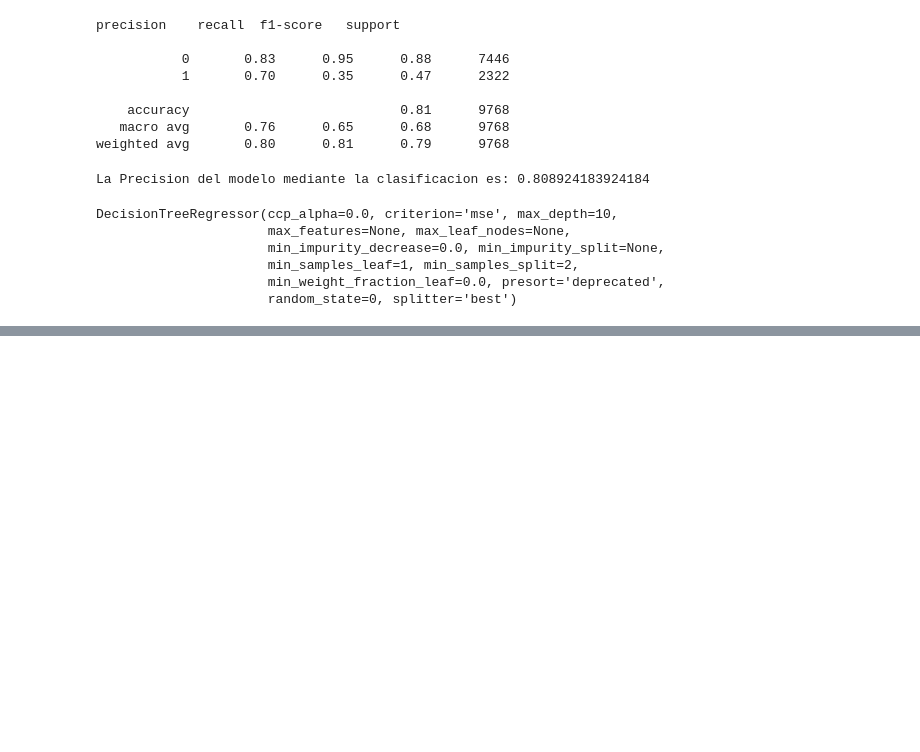
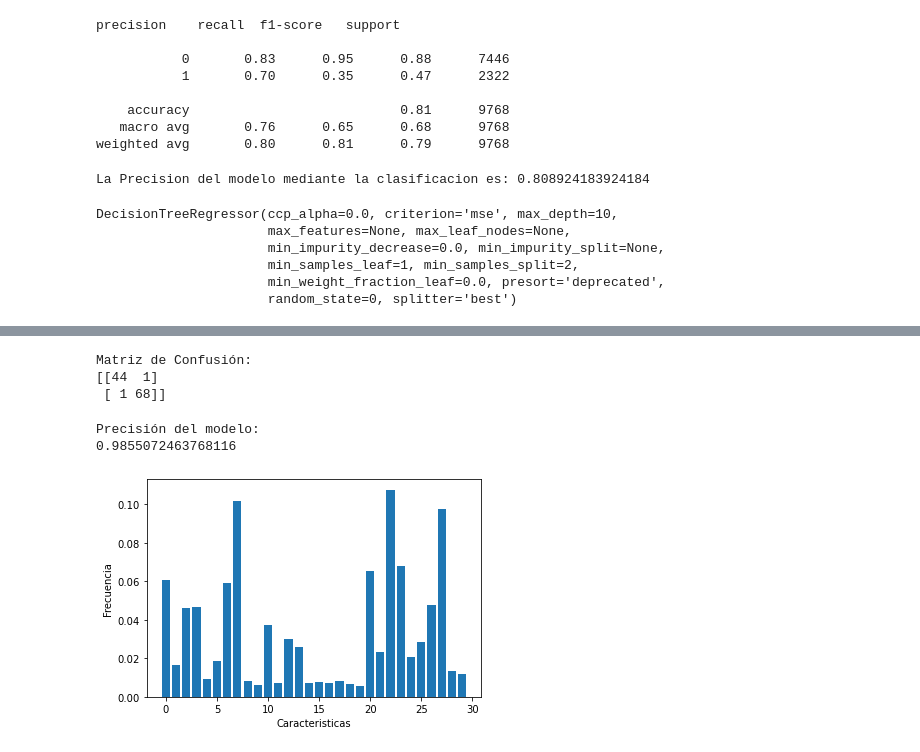
Before and after one commit to InteligenciaArtificialIIP/Arboles-y-Bosques-Aleatorios, a Jupyter notebook: Arboles y Bosques-Libreta Oficial.ipynb, the cells around one changed output, grey strips where cells are left out. Cells and saved outputs as stored; diff of their text form; code cells hidden in the pictures; blank space fills up the shorter version.

Commit message:
Se Agrego ejemplo de bosques aleatorios de clasificacion
Signed-off-by: Mayra Guevara <maystef1@hotmail.com>

```diff
--- a/Arboles y Bosques-Libreta Oficial.ipynb
+++ b/Arboles y Bosques-Libreta Oficial.ipynb
@@ -513,0 +586,3 @@ print("La presicion obtenida del modelo es:",regressor1.score(X_entrenamiento,y_
+# %%
+#Defino los datos correspondientes a las etiquetas
+y = dataset.target
@@ -513,0 +592,12 @@ print("La presicion obtenida del modelo es:",regressor1.score(X_entrenamiento,y_
+# %%
+#Separo los datos de "train" en entrenamiento y prueba para probar los algoritmos
+X_train, X_test, y_train, y_test = train_test_split(X, y, test_size=0.2)
+# %%
+#Defino el algoritmo a utilizar
+#Bosques Aleatorios
+#Entropy ganancia de informacion
+from sklearn.ensemble import RandomForestClassifier
+algoritmo = RandomForestClassifier(n_estimators = 10, criterion = 'entropy')
+# %%
+#Entreno el modelo
+algoritmo.fit(X_train, y_train)
@@ -513,0 +619,8 @@ print("La presicion obtenida del modelo es:",regressor1.score(X_entrenamiento,y_
+# %%
+matriz = confusion_matrix(y_test, y_pred)
+print('Matriz de Confusión:')
+print(matriz)
+# %% [output]
+Matriz de Confusión:
+[[44  1]
+ [ 1 68]]
@@ -513,0 +630,7 @@ print("La presicion obtenida del modelo es:",regressor1.score(X_entrenamiento,y_
+# %%
+precision = precision_score(y_test, y_pred)
+print('Precisión del modelo:')
+print(precision)
+# %% [output]
+Precisión del modelo:
+0.9855072463768116
@@ -513,0 +640,10 @@ print("La presicion obtenida del modelo es:",regressor1.score(X_entrenamiento,y_
+# %%
+#Grafico de las variables y su importancia
+model = ExtraTreesClassifier()
+model.fit(X_train, y_train)
+pyplot.bar(range(len(model.feature_importances_)), model.feature_importances_)
+pyplot.xlabel("Caracteristicas")
+pyplot.ylabel("Frecuencia")
+pyplot.show()
+# %% [output]
+[figure, added]
```
Also changed, not shown: parts of 16 cells of this notebook.
